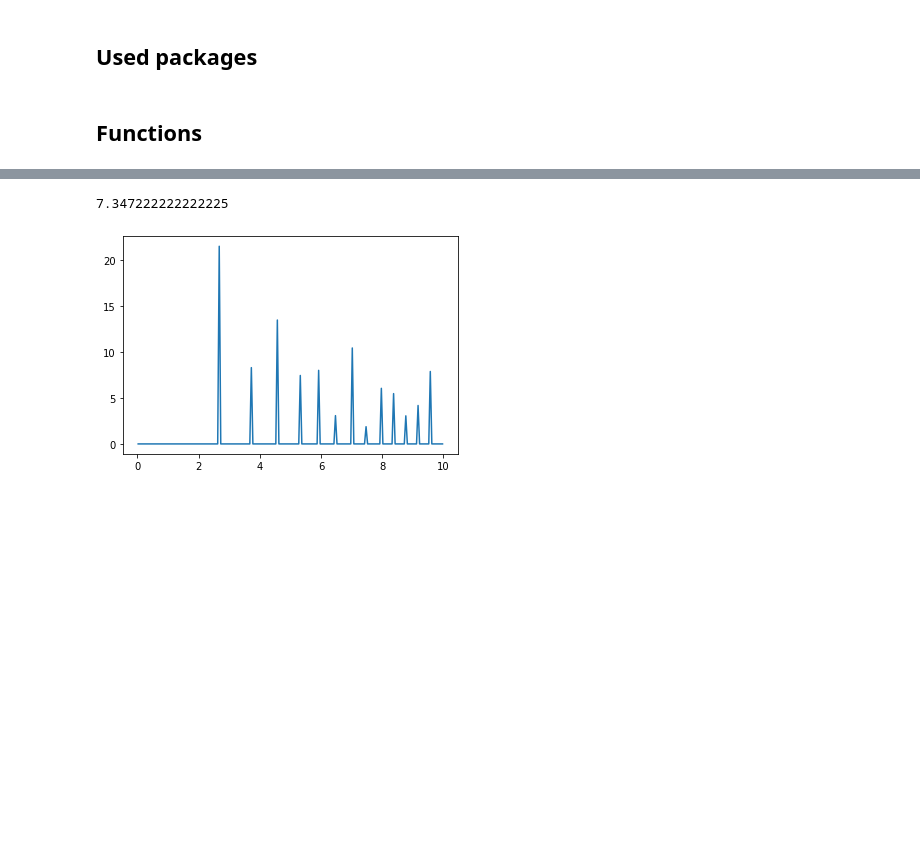
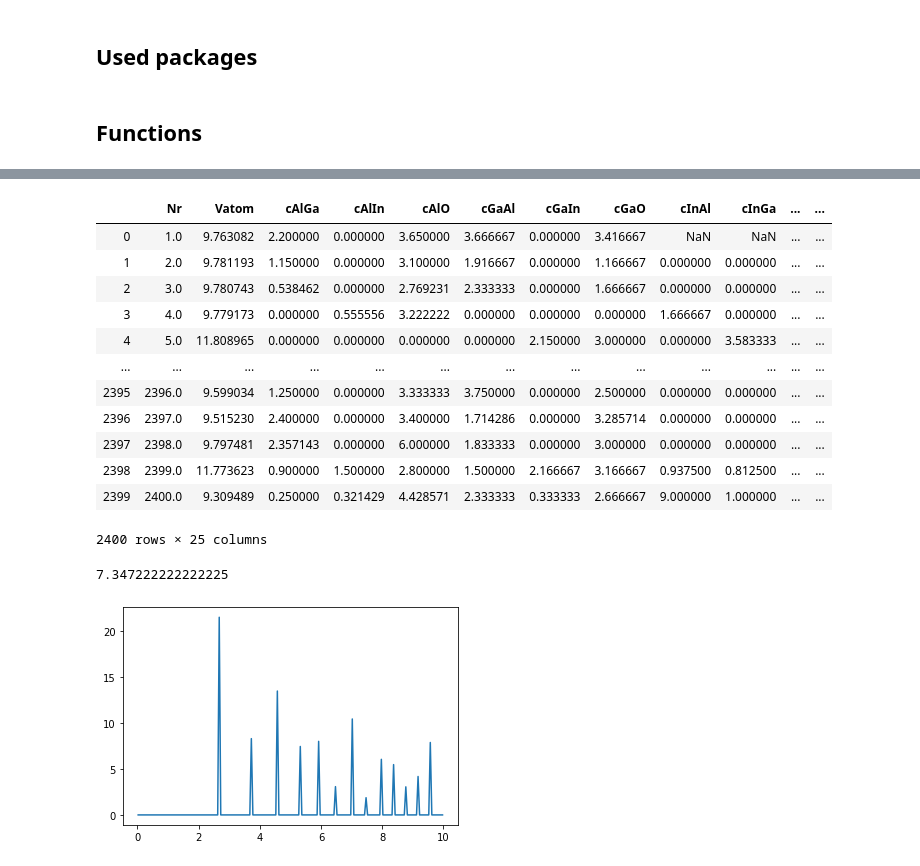
Before and after one commit to taidopurason/nomad2018, a Jupyter notebook: Data preparation.ipynb, the cells around one changed output, grey strips where cells are left out. Cells and saved outputs as stored; diff of their text form; code cells hidden in the pictures; blank space fills up the shorter version.

Commit message:
Created calculation of two additional features - Electrostatic Interaction, Volume per atom in unit cell

```diff
--- a/Data preparation.ipynb
+++ b/Data preparation.ipynb
@@ -49,7 +49,7 @@ def getcoord(rdf, r, dens):
 
 
 #https://gitlab.com/ase/ase/blob/d752d69c6f18812e463bf83a0d77bbd8abb07330/ase/ga/utilities.py
-
+#Commented out parts where their addition didn't seem reasonable
 import math
 #Function for calculating radial distribution function
 def get_rdf(atoms, rmax, nbins, distance_matrix=None,
@@ -124,6 +124,12 @@ def get_rdf(atoms, rmax, nbins, distance_matrix=None,
     return rdf[1:], np.array(dists)
 
 
+########### Vacuum Permitivity ##################
+
+eps0 = 0.0055263494 # el/V/A
+epsilon0 = 3.449276*10**16 #el^2/(Angs*J)
+
+##################### IPs and EAs###########################
 
 #https://en.wikipedia.org/wiki/Ionization_energies_of_the_elements_(data_page)
 #https://en.wikipedia.org/wiki/Electron_affinity_(data_page)
@@ -140,3 +146,5 @@ def mullikenElectronegativity(EA, IP):
 #Measure of the resistance of the atom to change in the electronic structure
 def mullikenHardness(EA, IP):
     return (IP-EA)/2
+
+#############################################################
@@ -161,9 +179,9 @@ for i in dirsToCalc:
 
     elements = np.unique(unitCell.get_chemical_symbols())
     nrOfAtoms = []
-    for i in elements:
+    for j in elements:
         symbols = np.asarray(unitCell.get_chemical_symbols())
-        nrOfAtoms+=[len(symbols[symbols==i])]
+        nrOfAtoms+=[len(symbols[symbols==j])]
 
     ################# RDF, Coordination number, closest distances
 
@@ -251,8 +269,8 @@ for i in dirsToCalc:
         matrix = 1/(np.asarray(unitCell.get_all_distances())) #1/Angstroms
 
     atomnumbers = unitCell.numbers
-    for i in range(len(matrix)):
-        matrix[i][i] = 2*mullikenHardness(EAs[atomnumbers[i]],IPs[atomnumbers[i]])
+    for j in range(len(matrix)):
+        matrix[j][j] = 2*mullikenHardness(EAs[atomnumbers[j]],IPs[atomnumbers[j]])
 
     #Add extra row
     matrix = np.vstack((matrix, np.zeros(len(matrix[0]))+1))
@@ -265,8 +283,8 @@ for i in dirsToCalc:
 
     #Result column is -electronegativity by theory + total charge of system
     resultColumn = []
-    for i in range(len(atomnumbers)):
-        resultColumn+=[-1*mullikenElectronegativity(EAs[atomnumbers[i]],IPs[atomnumbers[i]])]
+    for j in range(len(atomnumbers)):
+        resultColumn+=[-1*mullikenElectronegativity(EAs[atomnumbers[j]],IPs[atomnumbers[j]])]
     resultColumn+=[0] #This is total charge of system
 
     #Solve the matrix equation
@@ -282,13 +300,46 @@ for i in dirsToCalc:
     InCharge = np.mean(charges[unitCell.numbers==49])
     OCharge = np.mean(charges[unitCell.numbers==8])
 
+    ################## Estimate electrostatic interaction in unit cell
+
+    #Estimate the electrostatic interaction between atoms in unit cell (is there more attraction or repulsion)
+    #For each atom calculate its electrostatic interaction with other atoms
+    electrostaticIntCell = 0
+    distanceMatrix = unitCell.get_all_distances()
+    for k in range(len(charges)):
+        for l in range(len(charges)):
+            if(k!=l):
+                electrostaticIntCell+=1/(4*np.pi*epsilon0)*charges[k]*charges[l]/distanceMatrix[k][l]
+    #Divide the result by two so we won't count one iteraction two times
+    # Unit is be kJ/mol - Kilojoules per 1 mole of crystal atoms
+    electrostaticIntCell = electrostaticIntCell/2/len(unitCell)/1000*6.02*10**23
+
+    #Volume per atom [A^3]
+    atomVolume = unitCell.get_volume()/len(unitCell)
+
     #Append collected data to dataframe
 
     df = df.append({ "Nr":i,"cAlO":cAlO, "cGaO":cGaO, "cInO":cInO, "cAlGa":cAlGa, "cGaAl":cGaAl, "cAlIn":cAlIn, "cInAl":cInAl,
                    "cGaIn":cGaIn, "cInGa":cInGa, "distAlO":distAlO, "distGaO":distGaO, "distAlGa":distAlGa, "distGaAl":distGaAl,
                    "distAlIn":distAlIn, "distInAl":distInAl, "distGaIn":distGaIn, "distInGa":distInGa,
-                   "xEq":eqEn, "qAl":AlCharge, "qGa":GaCharge, "qIn":InCharge, "qO":OCharge}, ignore_index=True)
+                   "xEq":eqEn, "qAl":AlCharge, "qGa":GaCharge, "qIn":InCharge, "qO":OCharge, "Vatom":atomVolume, "elInt":electrostaticIntCell}, ignore_index=True)
     os.chdir("..")
+# %%
+df
+# %% [output]
+|  | Nr | Vatom | cAlGa | cAlIn | cAlO | cGaAl | cGaIn | cGaO | cInAl | cInGa | ... | ... |
+| 0 | 1.0 | 9.763082 | 2.200000 | 0.000000 | 3.650000 | 3.666667 | 0.000000 | 3.416667 | NaN | NaN | ... | ... |
+| 1 | 2.0 | 9.781193 | 1.150000 | 0.000000 | 3.100000 | 1.916667 | 0.000000 | 1.166667 | 0.000000 | 0.000000 | ... | ... |
+| 2 | 3.0 | 9.780743 | 0.538462 | 0.000000 | 2.769231 | 2.333333 | 0.000000 | 1.666667 | 0.000000 | 0.000000 | ... | ... |
+| 3 | 4.0 | 9.779173 | 0.000000 | 0.555556 | 3.222222 | 0.000000 | 0.000000 | 0.000000 | 1.666667 | 0.000000 | ... | ... |
+| 4 | 5.0 | 11.808965 | 0.000000 | 0.000000 | 0.000000 | 0.000000 | 2.150000 | 3.000000 | 0.000000 | 3.583333 | ... | ... |
+| ... | ... | ... | ... | ... | ... | ... | ... | ... | ... | ... | ... | ... |
+| 2395 | 2396.0 | 9.599034 | 1.250000 | 0.000000 | 3.333333 | 3.750000 | 0.000000 | 2.500000 | 0.000000 | 0.000000 | ... | ... |
+| 2396 | 2397.0 | 9.515230 | 2.400000 | 0.000000 | 3.400000 | 1.714286 | 0.000000 | 3.285714 | 0.000000 | 0.000000 | ... | ... |
+| 2397 | 2398.0 | 9.797481 | 2.357143 | 0.000000 | 6.000000 | 1.833333 | 0.000000 | 3.000000 | 0.000000 | 0.000000 | ... | ... |
+| 2398 | 2399.0 | 11.773623 | 0.900000 | 1.500000 | 2.800000 | 1.500000 | 2.166667 | 3.166667 | 0.937500 | 0.812500 | ... | ... |
+| 2399 | 2400.0 | 9.309489 | 0.250000 | 0.321429 | 4.428571 | 2.333333 | 0.333333 | 2.666667 | 9.000000 | 1.000000 | ... | ... |
+2400 rows × 25 columns
 # %%
 #Save Dataframe to csv
 os.chdir(homePath)
```
Also changed, not shown: parts of 5 cells of this notebook, 2 other files.
